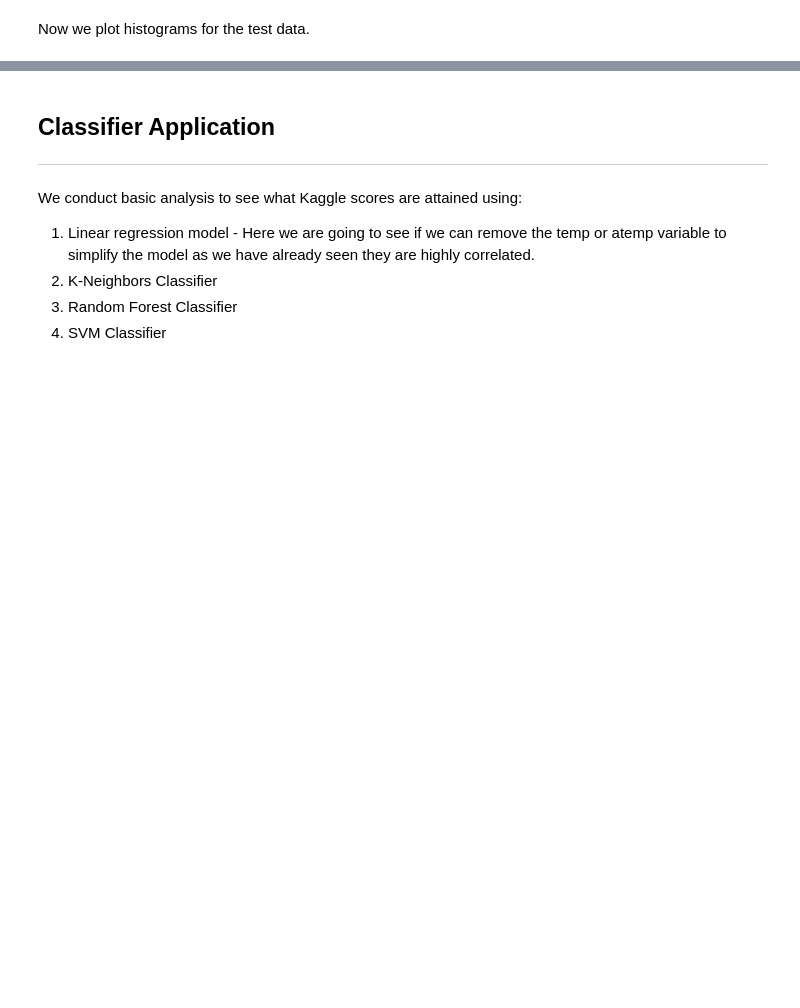
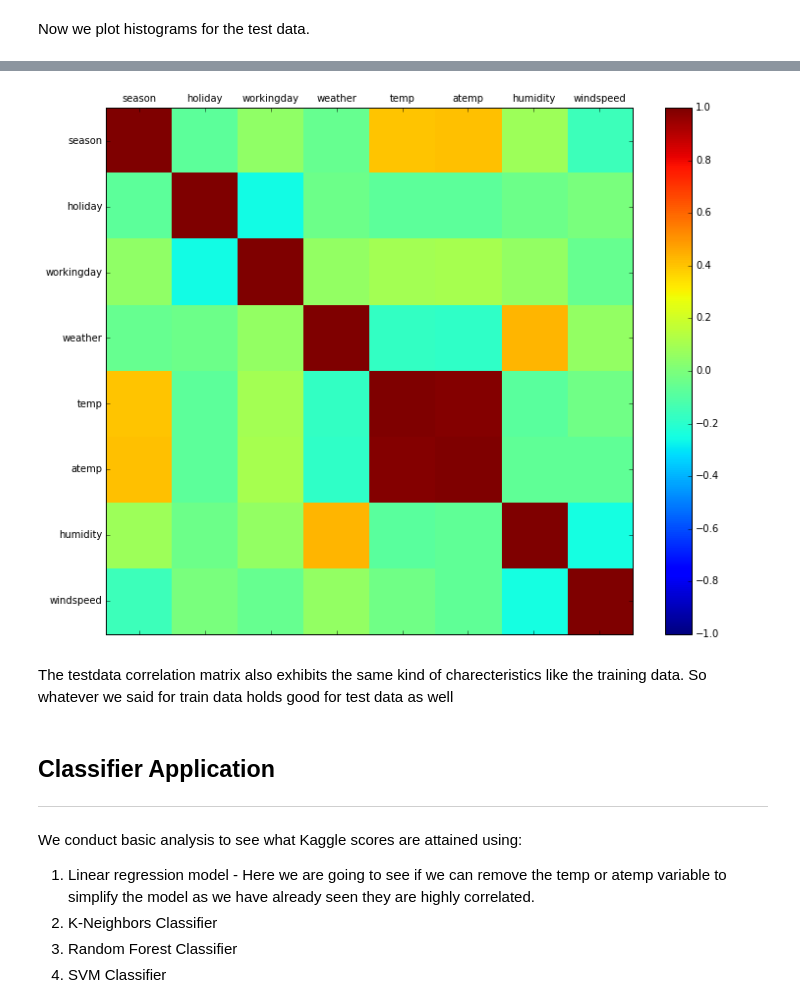
Before and after one commit to MadisonJMyers/W207, a Jupyter notebook: w207_project.ipynb, the cells around one changed output, grey strips where cells are left out. Drawn from its saved outputs; the diff is of its cells as text; code cells hidden in the pictures; blank space fills up the shorter version.

```diff
--- a/w207_project.ipynb
+++ b/w207_project.ipynb
@@ -239,3 +245,34 @@ plt.show()
+# %%
+#Test data correlation matrix
+
+x = np.zeros(test_data.shape)
+
+for row in range(0, test_data.shape[0]):
+    for col in range(1, test_data.shape[1]):
+        x[row, col] = test_data[row, col]
+
+test_data_corr = x[:, 1:x.shape[1]]
+test_labels_corr = test_labels[:, 1:test_labels.shape[1]]
+
+
+data = pd.DataFrame(data=test_data_corr, columns=test_labels_corr[0])
+
+correlations = data.corr()
+
+fig = plt.figure(figsize=(12,12))
+ax = fig.add_subplot(111)
+cax = ax.matshow(correlations, vmin=-1, vmax=1)
+fig.colorbar(cax,shrink=.8)
+ticks = np.arange(0,8)
+ax.set_xticks(ticks)
+ax.set_yticks(ticks)
+ax.set_xticklabels(test_labels_corr[0])
+ax.set_yticklabels(test_labels_corr[0])
+plt.show()
+# %% [output]
+[figure, added]
+# %% [markdown]
+The testdata correlation matrix also exhibits the same kind of charecteristics like the training data.  So whatever we said for train data holds good for test data as well
 # %% [markdown]
 ## Classifier Application
 -------------------
```
Also changed, not shown: parts of 22 cells of this notebook.
